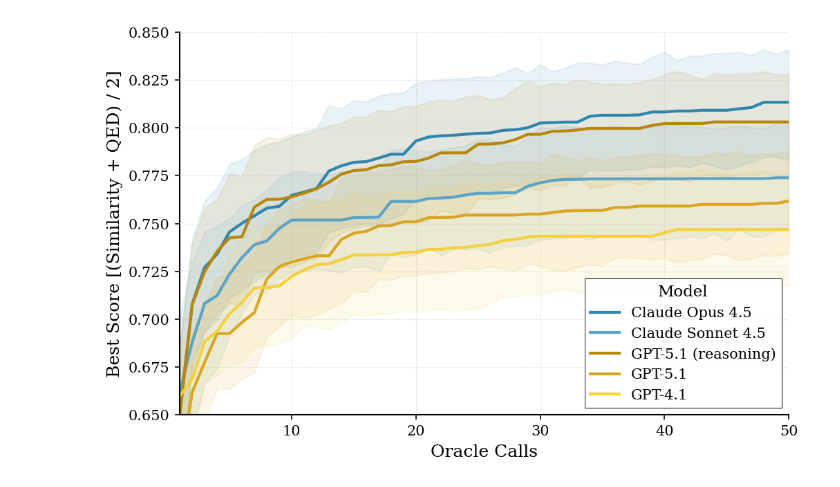
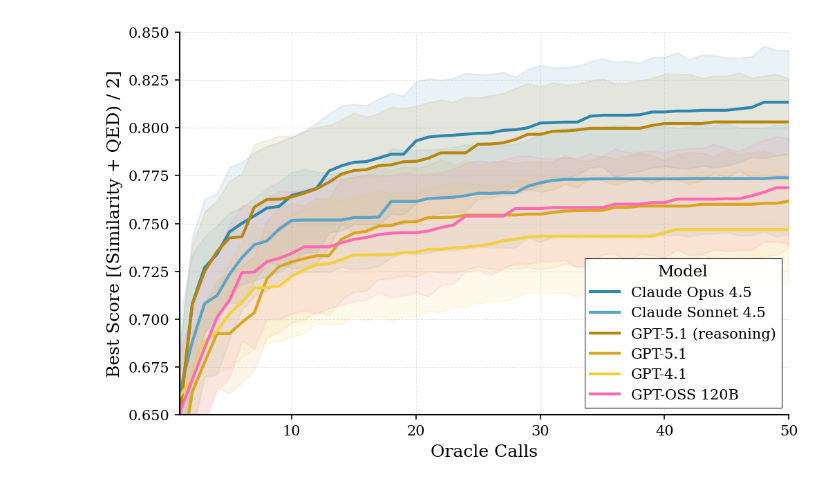
Before and after one commit to FabianKruger/molecule-optimization-agent, a Jupyter notebook: analysis/paper/llm_comparison.ipynb, the cells around one changed output. Drawn from its saved outputs; the diff is of its cells as text; code cells hidden in the pictures.

Commit message:
running gpt-oss 120b for pubchem sim+QED task + plotting

```diff
--- a/analysis/paper/llm_comparison.ipynb
+++ b/analysis/paper/llm_comparison.ipynb
@@ -16,6 +16,7 @@ GROUPS = [
     ("gpt-5.1", "gpt-5.1_full_xai"),
     ("gpt-4.1", "gpt-4.1_full_xai"),
     ("gpt-5.1_reasoning", "gpt-5.1_full_xai_medium"),
+    ("gpt-oss-120b", "gpt-oss-120b_full_xai_None"),
 ]
 
 def load_trace(p):
@@ -93,6 +94,7 @@ model_colors = {
     'gpt-4.1': '#F4D03F',           # Lightest yellow (brighter)
     'gpt-5.1': '#DAA520',           # Medium yellow (goldenrod)
     'gpt-5.1_reasoning': '#B8860B',  # Darkest yellow (dark goldenrod)
+    'gpt-oss-120b': '#FF69B4',        # pink
 }
 
 # Map internal model names to publication-ready names
@@ -102,6 +104,7 @@ model_display_names = {
     'gpt-4.1': 'GPT-4.1',
     'gpt-5.1': 'GPT-5.1',
     'gpt-5.1_reasoning': 'GPT-5.1 (reasoning)',
+    'gpt-oss-120b': 'GPT-OSS 120B',
 }
 
 # Define legend order
@@ -111,6 +114,7 @@ legend_order = [
     'GPT-5.1 (reasoning)',
     'GPT-5.1',
     'GPT-4.1',
+    'GPT-OSS 120B',
 ]
 
 # Add display names to dataframe
@@ -134,31 +138,31 @@ sns.lineplot(
 )
 
 # Styling
 ax.set_xlabel("Oracle Calls", fontsize=12, fontweight='normal')
 ax.set_ylabel("Best Score [(Similarity + QED) / 2]", fontsize=12, fontweight='normal')
 ax.set_xlim(1, 50)
 ax.set_ylim(0.65, 0.85)
 ax.grid(True, alpha=0.3, linestyle='--', linewidth=0.5)
 ax.spines['top'].set_visible(False)
 ax.spines['right'].set_visible(False)
 
 # Improve legend
 legend = ax.legend(
     title='Model',
     frameon=True,
     fancybox=False,
     shadow=False,
     framealpha=0.95,
     edgecolor='black',
     loc='lower right'
 )
 legend.get_frame().set_linewidth(0.5)
 
 plt.tight_layout()
 
 # Save figure as PDF
 plt.savefig('./figures/llm_comparison.pdf', format='pdf', bbox_inches='tight', dpi=300)
 
 plt.show()
 # %% [output]
-[figure, old version]
+[figure, new version]
```
Also changed, not shown: 45 other files.
